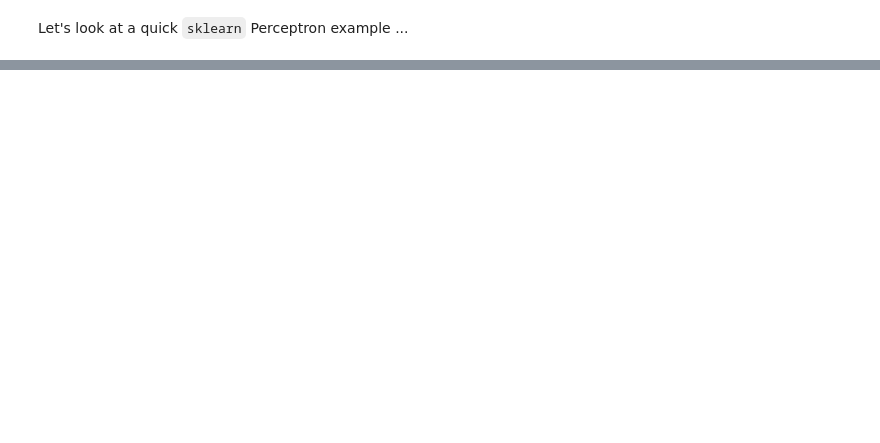
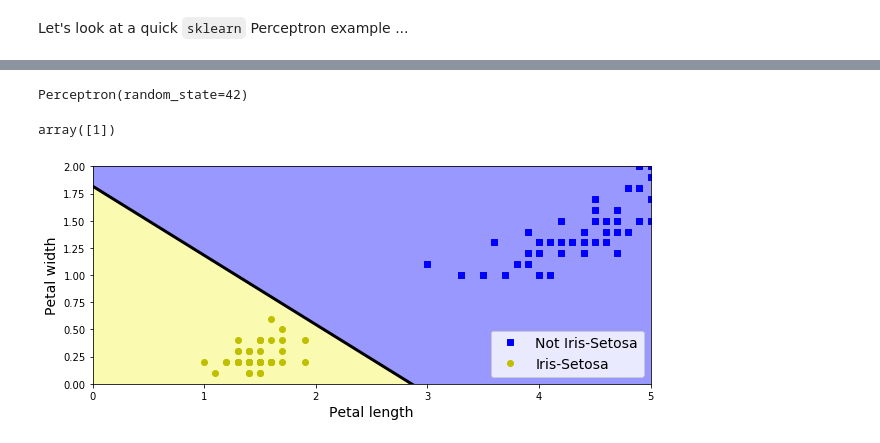
Before and after one commit to SmilodonCub/DS4VS, a Jupyter notebook: Week14/DS4VS_week14_nns.ipynb, the cells around one changed output, grey strips where cells are left out. Cells and saved outputs as stored; diff of their text form; code cells hidden in the pictures; blank space fills up the shorter version.

```diff
--- a/Week14/DS4VS_week14_nns.ipynb
+++ b/Week14/DS4VS_week14_nns.ipynb
@@ -127,0 +124,50 @@ Let's look at a quick `sklearn` Perceptron example ...
+# %%
+import numpy as np
+from sklearn.datasets import load_iris
+from sklearn.linear_model import Perceptron
+import matplotlib.pyplot as plt
+
+iris = load_iris()
+X = iris.data[:, (2, 3)]  # petal length, petal width
+y = (iris.target == 0).astype(np.int64)
+
+per_clf = Perceptron(max_iter=1000, tol=1e-3, random_state=42)
+per_clf.fit(X, y)
+# %% [output]
+Perceptron(random_state=42)
+# %%
+# making predictions
+y_pred = per_clf.predict([[2, 0.5]])
+y_pred
+# %% [output]
+array([1])
+# %%
+a = -per_clf.coef_[0][0] / per_clf.coef_[0][1]
+b = -per_clf.intercept_ / per_clf.coef_[0][1]
+
+axes = [0, 5, 0, 2]
+
+x0, x1 = np.meshgrid(
+        np.linspace(axes[0], axes[1], 500).reshape(-1, 1),
+        np.linspace(axes[2], axes[3], 200).reshape(-1, 1),
+    )
+X_new = np.c_[x0.ravel(), x1.ravel()]
+y_predict = per_clf.predict(X_new)
+zz = y_predict.reshape(x0.shape)
+
+plt.figure(figsize=(10, 4))
+plt.plot(X[y==0, 0], X[y==0, 1], "bs", label="Not Iris-Setosa")
+plt.plot(X[y==1, 0], X[y==1, 1], "yo", label="Iris-Setosa")
+
+plt.plot([axes[0], axes[1]], [a * axes[0] + b, a * axes[1] + b], "k-", linewidth=3)
+from matplotlib.colors import ListedColormap
+custom_cmap = ListedColormap(['#9898ff', '#fafab0'])
+
+plt.contourf(x0, x1, zz, cmap=custom_cmap)
+plt.xlabel("Petal length", fontsize=14)
+plt.ylabel("Petal width", fontsize=14)
+plt.legend(loc="lower right", fontsize=14)
+plt.axis(axes)
+plt.show()
+# %% [output]
+[figure, added]
```
Also changed, not shown: parts of 15 cells of this notebook.
